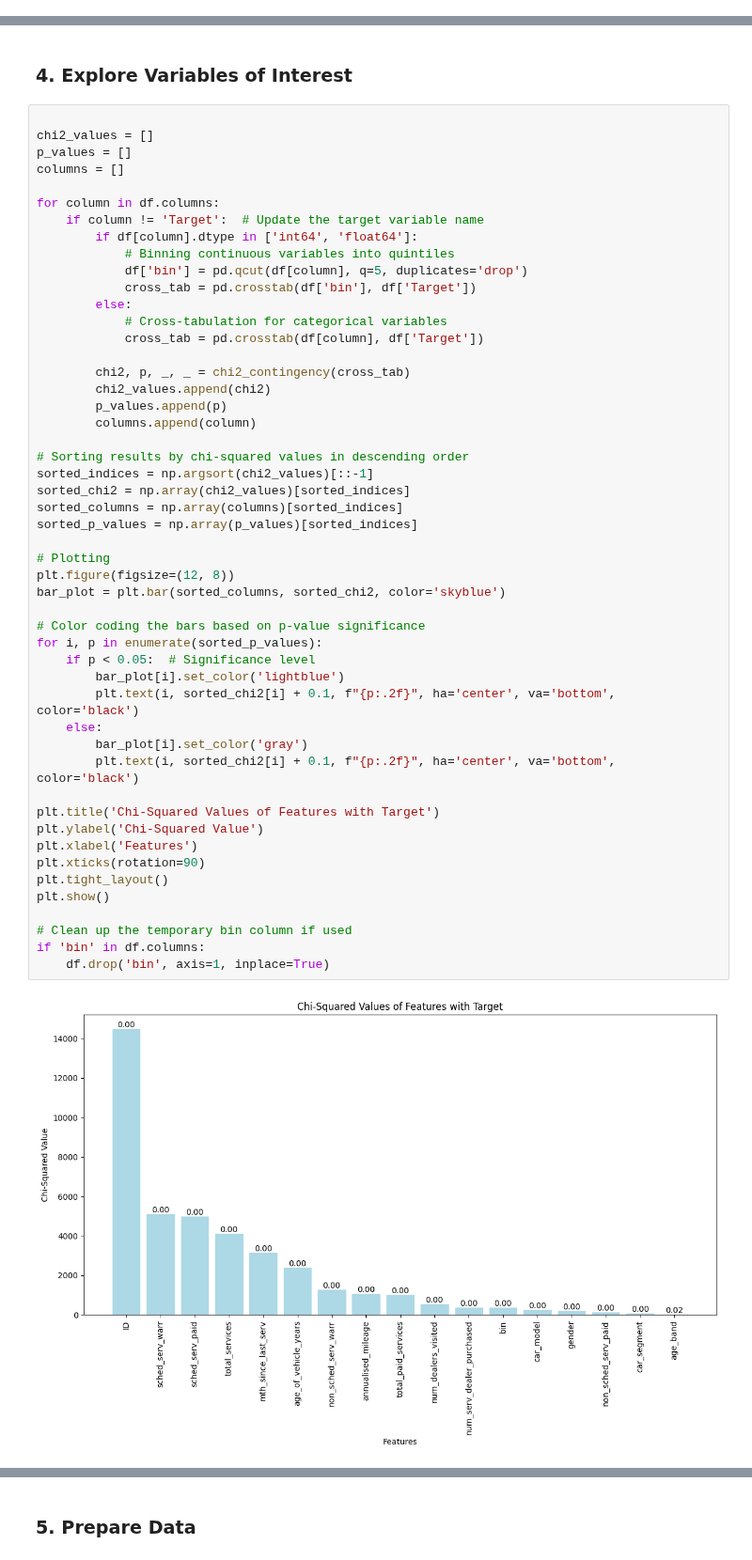
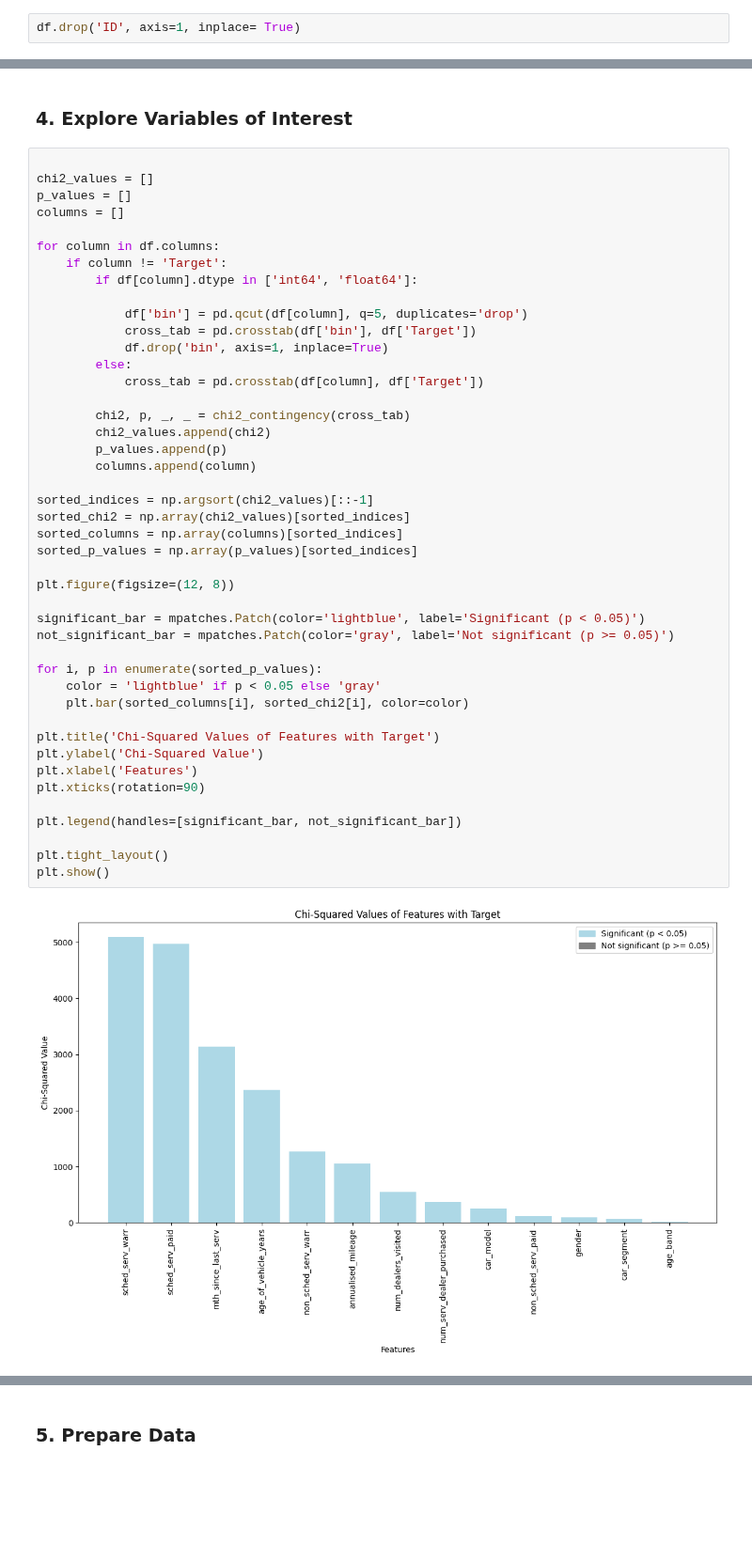
Before and after one commit to smonto43/UTS_MDSI, a Jupyter notebook: 36106MLAA/Assigment2/MLAA_Notebook_Template.ipynb, the cells around one changed output, grey strips where cells are left out. Shown at 94% size. Cells and saved outputs as stored; diff of their text form; blank space fills up the shorter version.

```diff
--- a/36106MLAA/Assigment2/MLAA_Notebook_Template.ipynb
+++ b/36106MLAA/Assigment2/MLAA_Notebook_Template.ipynb
@@ -127,6 +143,8 @@ annualised_mileage                0
 num_dealers_visited               0
 num_serv_dealer_purchased         0
 dtype: int64
+# %%
+df.drop('ID', axis=1, inplace= True)
 # %%
 missing_percentage = df.isnull().mean() * 100
 
@@ -288,48 +306,42 @@ p_values = []
 columns = []
 
 for column in df.columns:
-    if column != 'Target':  # Update the target variable name
+    if column != 'Target':
         if df[column].dtype in ['int64', 'float64']:
-            # Binning continuous variables into quintiles
+
             df['bin'] = pd.qcut(df[column], q=5, duplicates='drop')
             cross_tab = pd.crosstab(df['bin'], df['Target'])
+            df.drop('bin', axis=1, inplace=True)
         else:
-            # Cross-tabulation for categorical variables
             cross_tab = pd.crosstab(df[column], df['Target'])
 
         chi2, p, _, _ = chi2_contingency(cross_tab)
         chi2_values.append(chi2)
         p_values.append(p)
         columns.append(column)
 
-# Sorting results by chi-squared values in descending order
 sorted_indices = np.argsort(chi2_values)[::-1]
 sorted_chi2 = np.array(chi2_values)[sorted_indices]
 sorted_columns = np.array(columns)[sorted_indices]
 sorted_p_values = np.array(p_values)[sorted_indices]
 
-# Plotting
 plt.figure(figsize=(12, 8))
-bar_plot = plt.bar(sorted_columns, sorted_chi2, color='skyblue')
 
-# Color coding the bars based on p-value significance
+significant_bar = mpatches.Patch(color='lightblue', label='Significant (p < 0.05)')
+not_significant_bar = mpatches.Patch(color='gray', label='Not significant (p >= 0.05)')
+
 for i, p in enumerate(sorted_p_values):
-    if p < 0.05:  # Significance level
-        bar_plot[i].set_color('lightblue')
-        plt.text(i, sorted_chi2[i] + 0.1, f"{p:.2f}", ha='center', va='bottom', color='black')
-    else:
-        bar_plot[i].set_color('gray')
-        plt.text(i, sorted_chi2[i] + 0.1, f"{p:.2f}", ha='center', va='bottom', color='black')
+    color = 'lightblue' if p < 0.05 else 'gray'
+    plt.bar(sorted_columns[i], sorted_chi2[i], color=color)
 
 plt.title('Chi-Squared Values of Features with Target')
 plt.ylabel('Chi-Squared Value')
 plt.xlabel('Features')
 plt.xticks(rotation=90)
+
+plt.legend(handles=[significant_bar, not_significant_bar])
+
 plt.tight_layout()
 plt.show()
-
-# Clean up the temporary bin column if used
-if 'bin' in df.columns:
-    df.drop('bin', axis=1, inplace=True)
 # %% [output]
-[figure, old version]
+[figure, new version]
```
Also changed, not shown: parts of 14 cells of this notebook.
